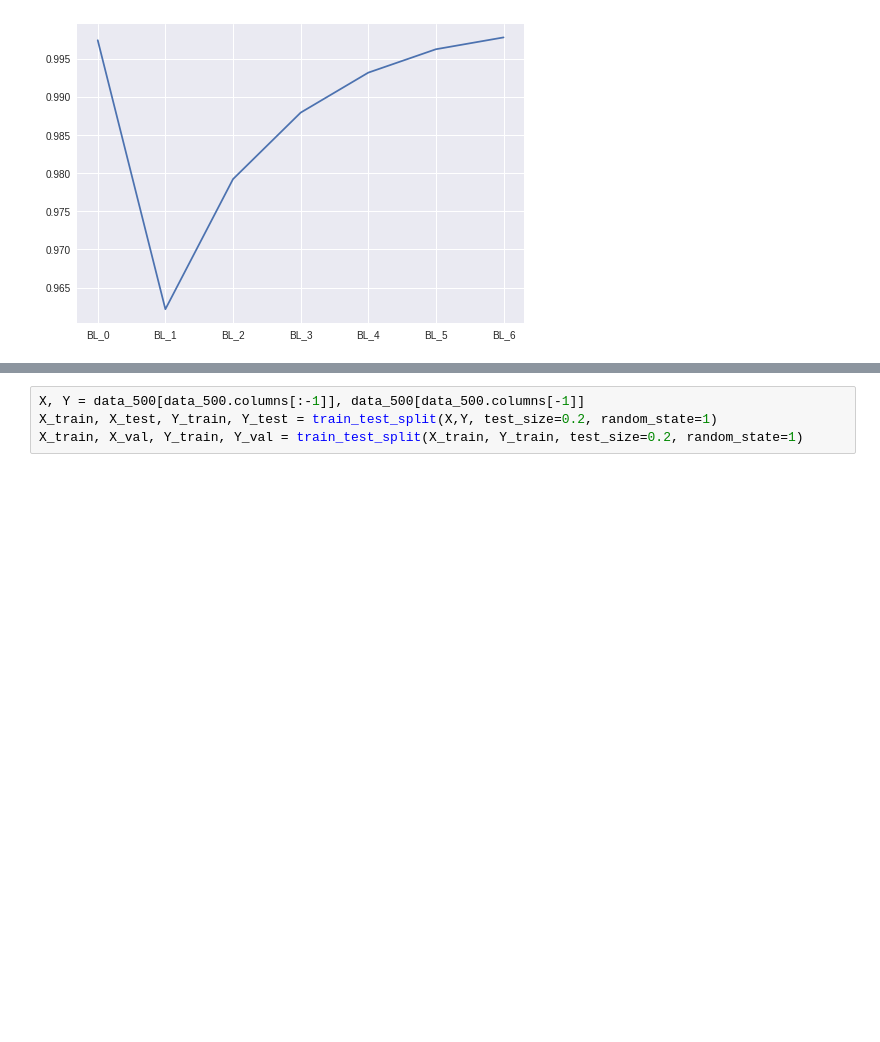
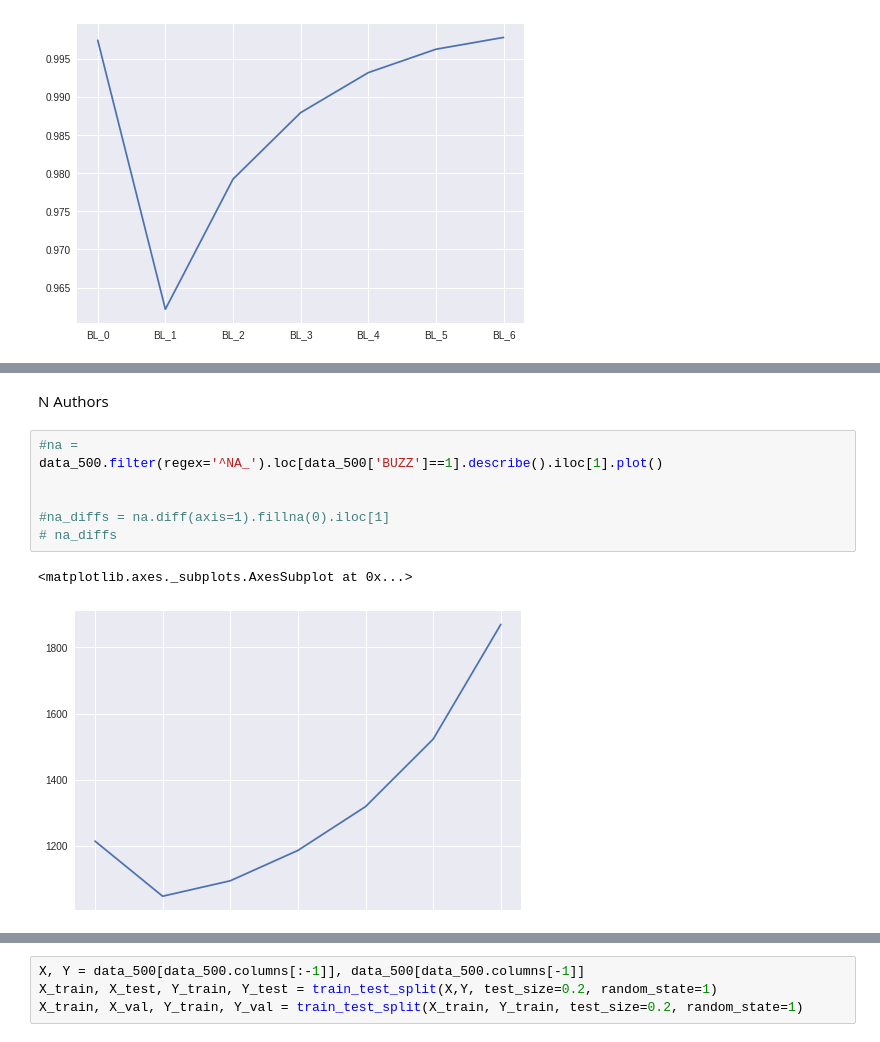
Before and after one commit to Dianna22/ML, a Jupyter notebook: SocialMediaBUZZ/data_analysis.ipynb, the cells around one changed output, grey strips where cells are left out. Saved outputs shown, nothing was run; the diff lists cells and outputs as text; blank space fills up the shorter version.

```diff
--- a/SocialMediaBUZZ/data_analysis.ipynb
+++ b/SocialMediaBUZZ/data_analysis.ipynb
@@ -187,0 +243,12 @@ ai_diffs = ai.diff(axis=1).fillna(0).iloc[1]
+# %% [markdown]
+N Authors
+# %%
+#na =
+data_500.filter(regex='^NA_').loc[data_500['BUZZ']==1].describe().iloc[1].plot()
+
+
+#na_diffs = na.diff(axis=1).fillna(0).iloc[1]
+# na_diffs
+# %% [output]
+<matplotlib.axes._subplots.AxesSubplot at 0x...>
+[figure, added]
```
Also changed, not shown: parts of 25 cells of this notebook.
